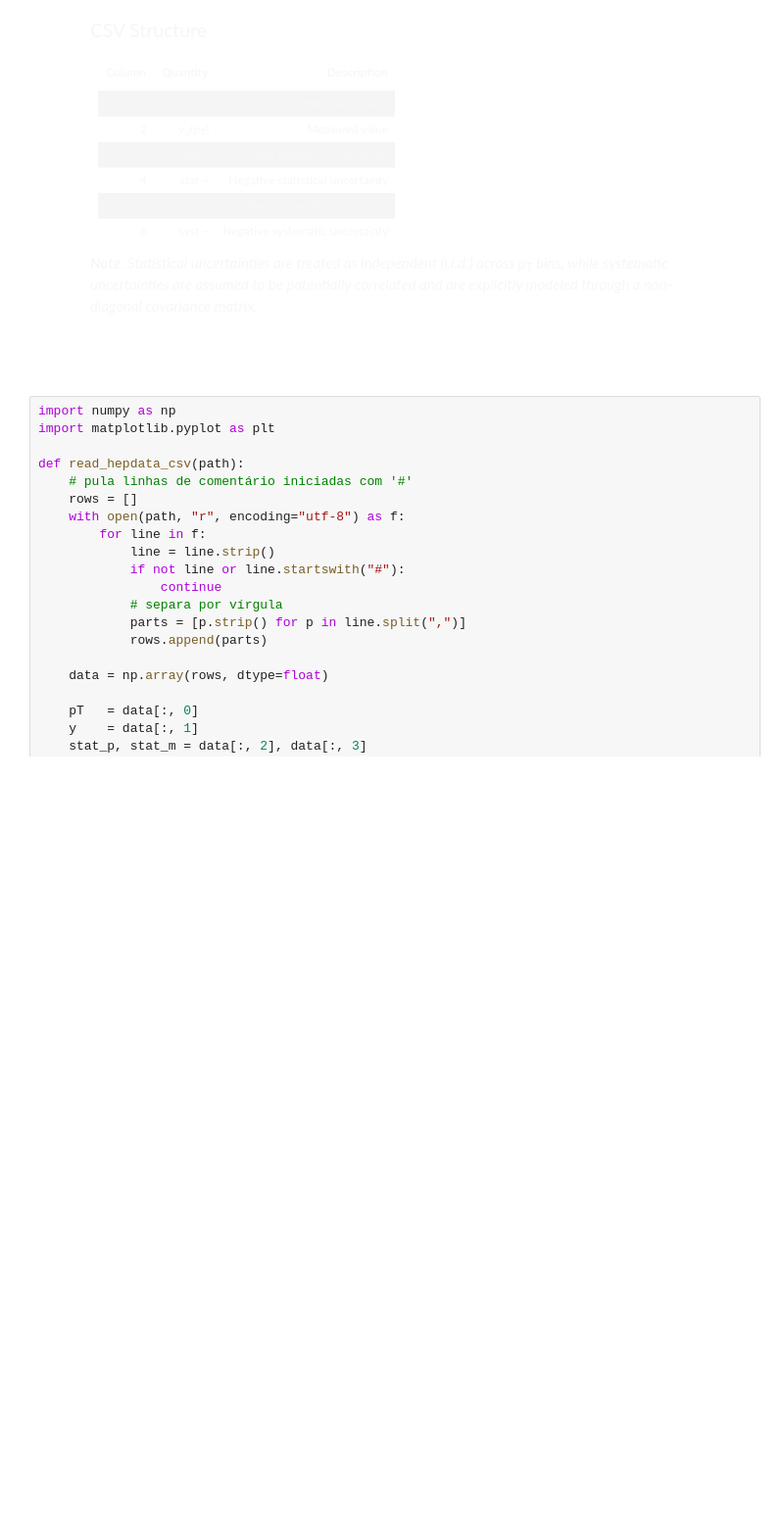
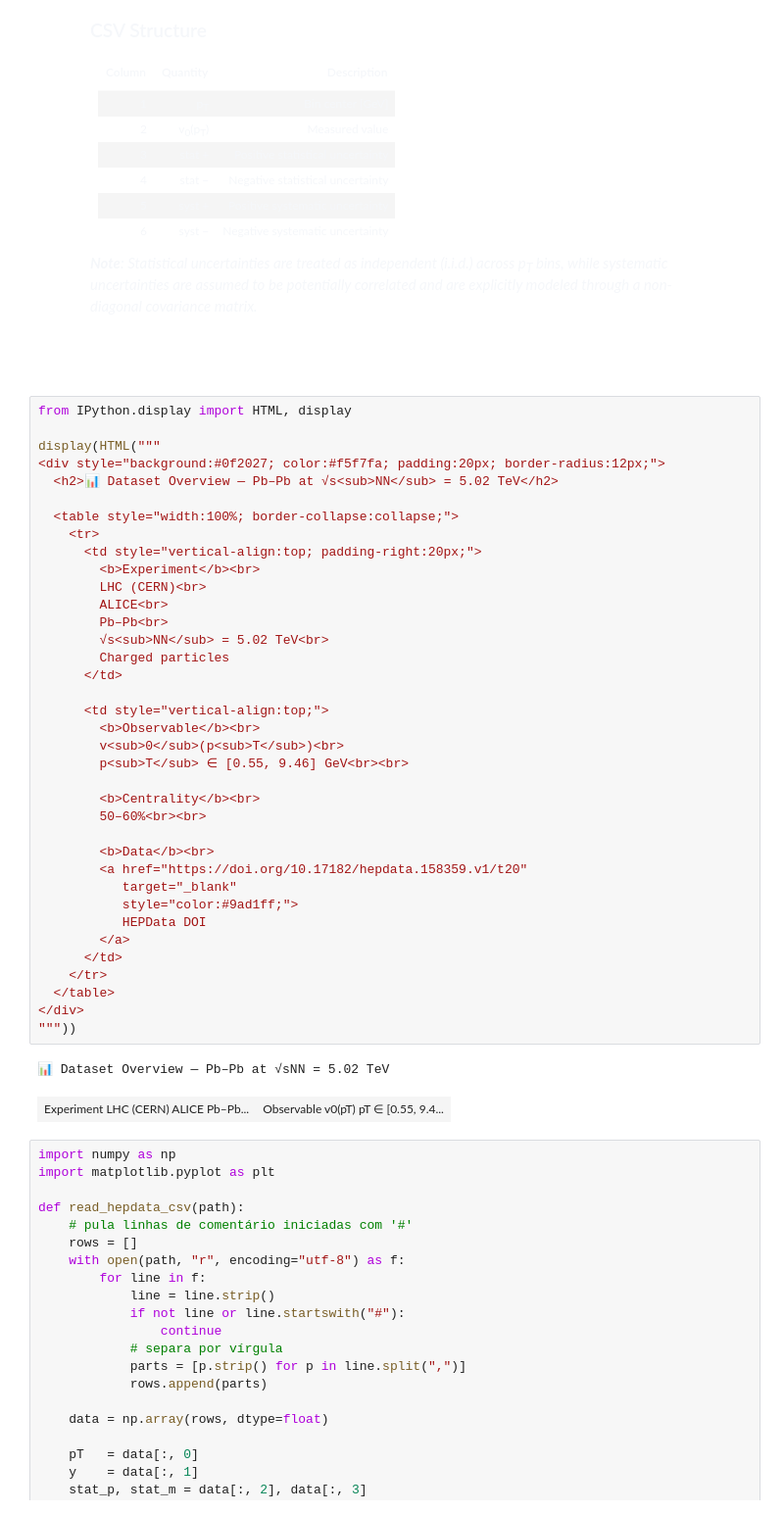
Before and after one commit to High-Energy-Physics-Research/Gaussian-Process-Research, a Jupyter notebook: Estudo/Fase 01 - Prova de Conceito/01.ipynb, the cells around one changed output. Shown at 98% size. Drawn from its saved outputs; the diff is of its cells as text; blank space fills up the shorter version.

```diff
--- a/Estudo/Fase 01 - Prova de Conceito/01.ipynb
+++ b/Estudo/Fase 01 - Prova de Conceito/01.ipynb
@@ -110,6 +110,46 @@
     explicitly modeled through a non-diagonal covariance matrix.</i>
   </p>
 </div>
+# %%
+from IPython.display import HTML, display
+
+display(HTML("""
+<div style="background:#0f2027; color:#f5f7fa; padding:20px; border-radius:12px;">
+  <h2>📊 Dataset Overview — Pb–Pb at √s<sub>NN</sub> = 5.02 TeV</h2>
+
+  <table style="width:100%; border-collapse:collapse;">
+    <tr>
+      <td style="vertical-align:top; padding-right:20px;">
+        <b>Experiment</b><br>
+        LHC (CERN)<br>
+        ALICE<br>
+        Pb–Pb<br>
+        √s<sub>NN</sub> = 5.02 TeV<br>
+        Charged particles
+      </td>
+
+      <td style="vertical-align:top;">
+        <b>Observable</b><br>
+        v<sub>0</sub>(p<sub>T</sub>)<br>
+        p<sub>T</sub> ∈ [0.55, 9.46] GeV<br><br>
+
+        <b>Centrality</b><br>
+        50–60%<br><br>
+
+        <b>Data</b><br>
+        <a href="https://doi.org/10.17182/hepdata.158359.v1/t20"
+           target="_blank"
+           style="color:#9ad1ff;">
+           HEPData DOI
+        </a>
+      </td>
+    </tr>
+  </table>
+</div>
+"""))
+# %% [output]
+📊 Dataset Overview — Pb–Pb at √sNN = 5.02 TeV
+| Experiment LHC (CERN) ALICE Pb–Pb... | Observable v0(pT) pT ∈ [0.55, 9.4... |
 # %%
 import numpy as np
 import matplotlib.pyplot as plt
```
Also changed, not shown: 2 other files.
